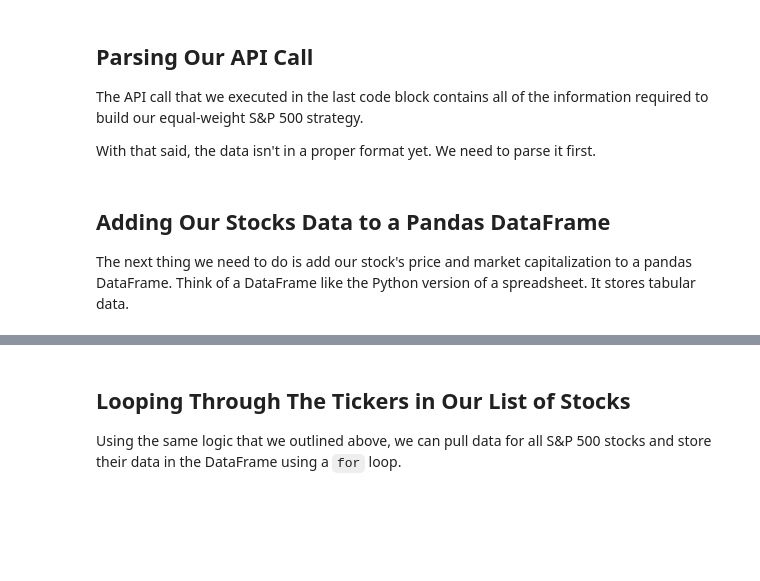
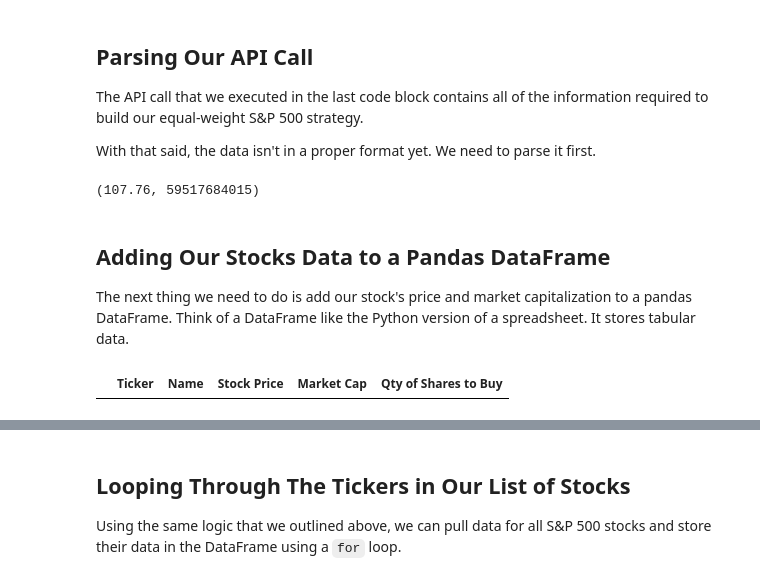
Before and after one commit to surya-x/strategy-backtesting, a Jupyter notebook: equal_weight_S&P/001_equal_weight_S&P_500.ipynb, the cells around one changed output, grey strips where cells are left out. Saved outputs shown, nothing was run; the diff lists cells and outputs as text; code cells hidden in the pictures; blank space fills up the shorter version.

```diff
--- a/equal_weight_S&P/001_equal_weight_S&P_500.ipynb
+++ b/equal_weight_S&P/001_equal_weight_S&P_500.ipynb
@@ -69,7 +125,20 @@ We need the following information from the API:
 The API call that we executed in the last code block contains all of the information required to build our equal-weight S&P 500 strategy.
 
 With that said, the data isn't in a proper format yet. We need to parse it first.
+# %%
+price = dataDict['latestPrice']
+marketCap = dataDict["marketCap"]
+
+price, marketCap
+# %% [output]
+(107.76, 59517684015)
 # %% [markdown]
 ## Adding Our Stocks Data to a Pandas DataFrame
 
 The next thing we need to do is add our stock's price and market capitalization to a pandas DataFrame. Think of a DataFrame like the Python version of a spreadsheet. It stores tabular data.
+# %%
+myCol = ['Ticker', 'Name', 'Stock Price', 'Market Cap', 'Qty of Shares to Buy']
+dataFrame = pd.DataFrame(columns=myCol)
+dataFrame
+# %% [output]
+|  | Ticker | Name | Stock Price | Market Cap | Qty of Shares to Buy |
```
Also changed, not shown: parts of 10 cells of this notebook.
